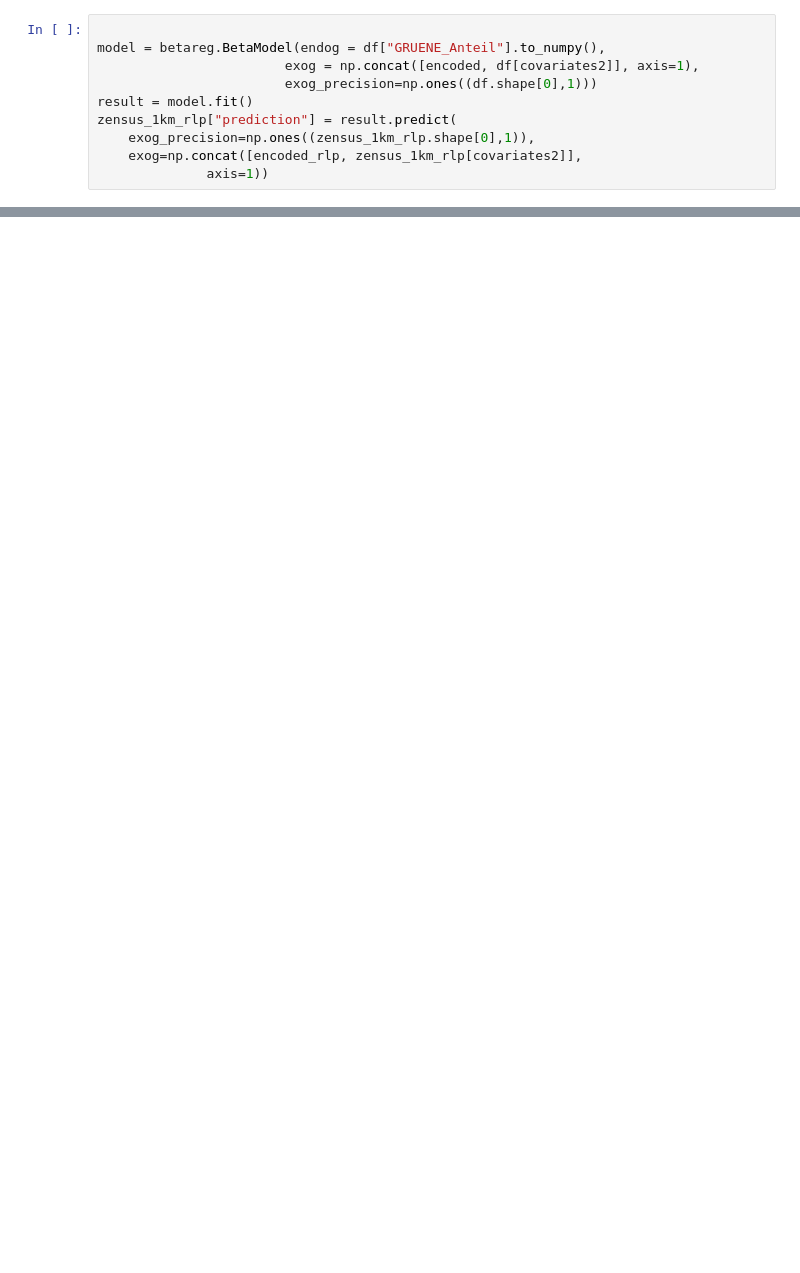
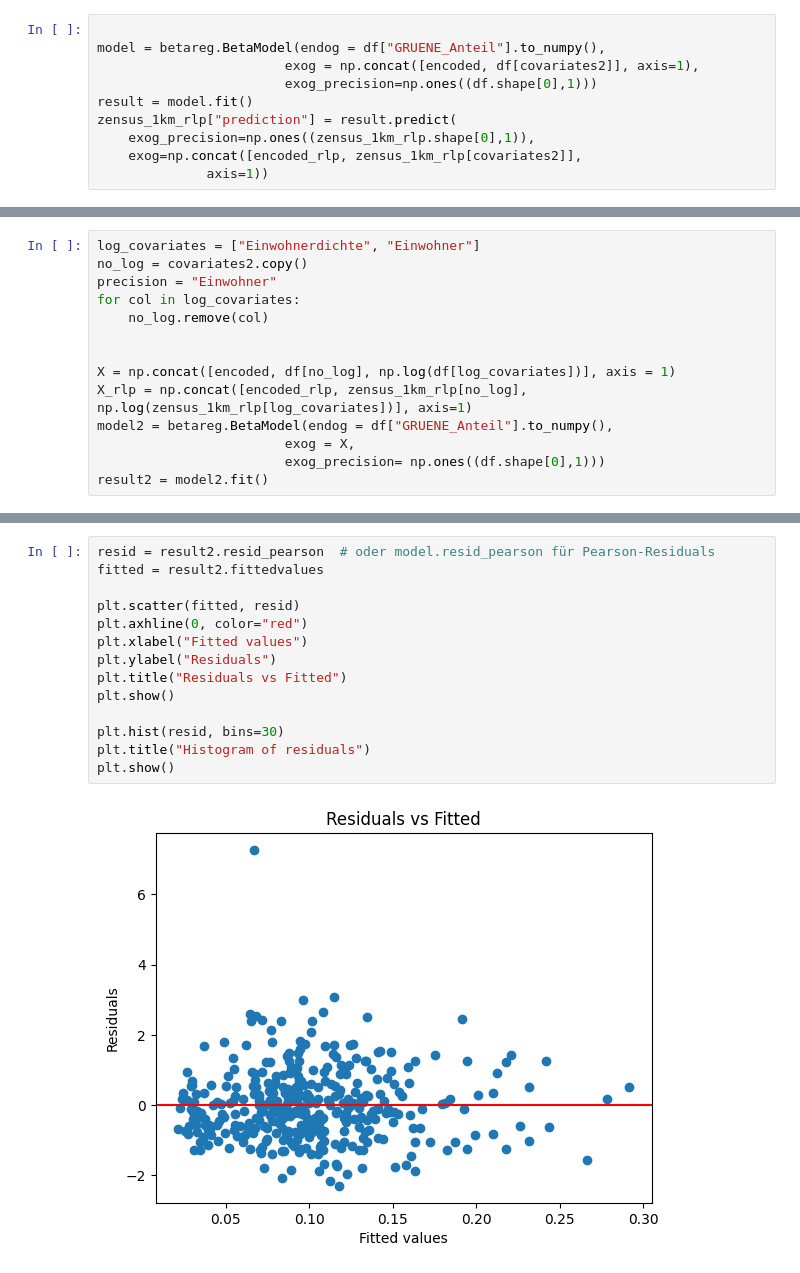
Before and after one commit to s4padoer/kleinraeumige_analyse_gruene_btw25_rlp, a Jupyter notebook: analyse_anteile.ipynb, the cells around one changed output, grey strips where cells are left out. Drawn from its saved outputs; the diff is of its cells as text; blank space fills up the shorter version.

```diff
--- a/analyse_anteile.ipynb
+++ b/analyse_anteile.ipynb
@@ -185,0 +232,14 @@ zensus_1km_rlp["prediction"] = result.predict(
+# %%
+log_covariates = ["Einwohnerdichte", "Einwohner"]
+no_log = covariates2.copy()
+precision = "Einwohner"
+for col in log_covariates:
+    no_log.remove(col)
+
+
+X = np.concat([encoded, df[no_log], np.log(df[log_covariates])], axis = 1)
+X_rlp = np.concat([encoded_rlp, zensus_1km_rlp[no_log], np.log(zensus_1km_rlp[log_covariates])], axis=1)
+model2 = betareg.BetaModel(endog = df["GRUENE_Anteil"].to_numpy(),
+                        exog = X,
+                        exog_precision= np.ones((df.shape[0],1)))
+result2 = model2.fit()
@@ -185,0 +274,16 @@ zensus_1km_rlp["prediction"] = result.predict(
+# %%
+resid = result2.resid_pearson  # oder model.resid_pearson für Pearson-Residuals
+fitted = result2.fittedvalues
+
+plt.scatter(fitted, resid)
+plt.axhline(0, color="red")
+plt.xlabel("Fitted values")
+plt.ylabel("Residuals")
+plt.title("Residuals vs Fitted")
+plt.show()
+
+plt.hist(resid, bins=30)
+plt.title("Histogram of residuals")
+plt.show()
+# %% [output]
+[figure, added]
```
Also changed, not shown: parts of 23 cells of this notebook, 3 other files.
